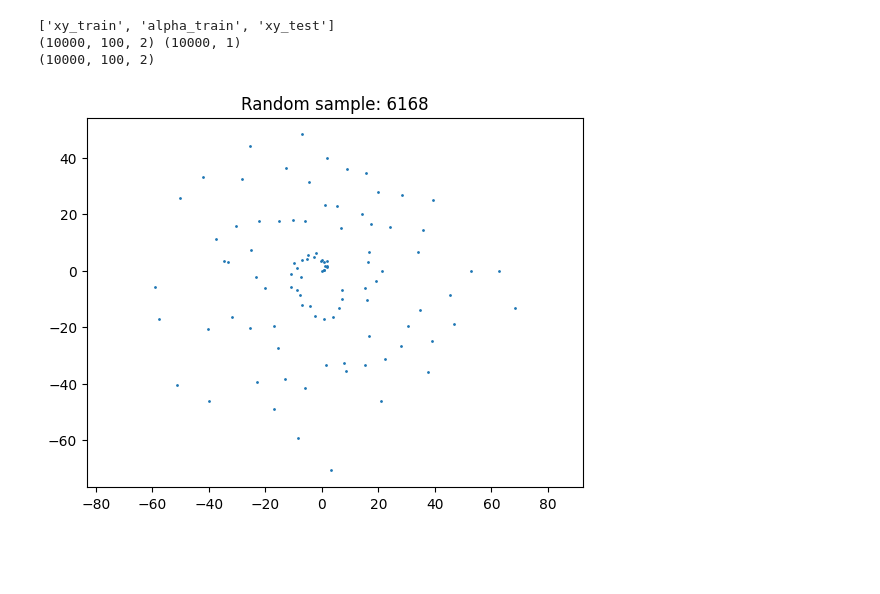
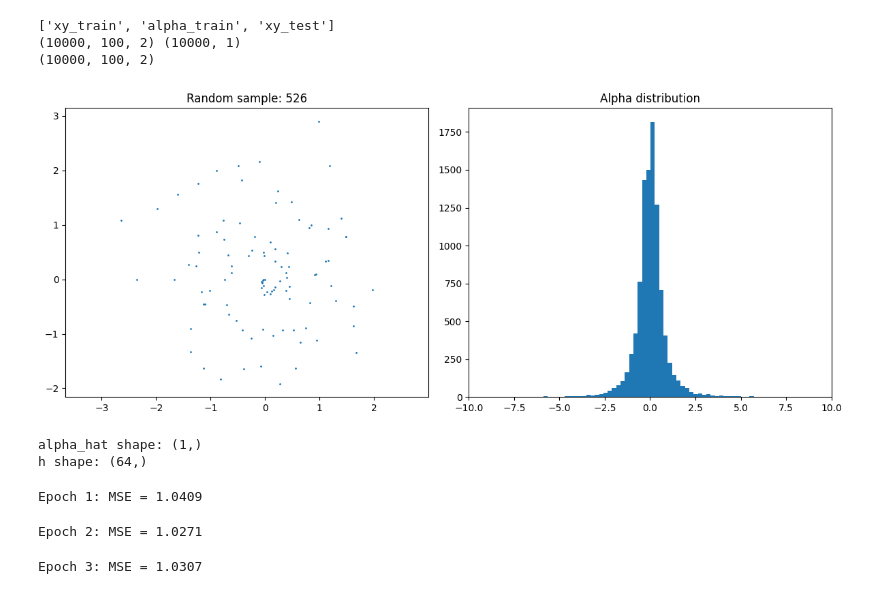
Before and after one commit to LoSpiri/jax-neural-odes, a Jupyter notebook: assignment_4/main.ipynb, the cells around one changed output. Drawn from its saved outputs; the diff is of its cells as text; code cells hidden in the pictures; blank space fills up the shorter version.

```diff
--- a/assignment_4/main.ipynb
+++ b/assignment_4/main.ipynb
@@ -10,25 +12,43 @@ import random
 # %%
 covid_data = jnp.load("spirals.npz")
 
 print(covid_data.files)
 
 xy_train = covid_data["xy_train"] # (10000, 100, 2)
 xy_test = covid_data["xy_test"] # (10000, 100, 2)
 alpha_train = covid_data["alpha_train"] # (10000, 1)
 
+alpha_mean = jnp.mean(alpha_train)
+alpha_std = jnp.std(alpha_train)
+alpha_normalized = (alpha_train - alpha_mean) / alpha_std
+
+xy_mean = jnp.mean(xy_train, axis=(0, 1), keepdims=True)
+xy_std = jnp.std(xy_train, axis=(0, 1), keepdims=True)
+xy_normalized = (xy_train - xy_mean) / xy_std
+
 print(xy_train.shape, alpha_train.shape)
 print(xy_test.shape)
 
-# plot
-rand_idx = random.randint(0, xy_train.shape[0])
-x_train = xy_train[rand_idx, :, 0]
-y_train = xy_train[rand_idx, :, 1]
-plt.scatter(x_train.flatten(), y_train.flatten(), s=1)
-plt.title(f"Random sample: {rand_idx}")
-plt.axis("equal")
+rand_idx = random.randint(0, xy_train.shape[0] - 1)
+x_train = xy_normalized[rand_idx, :, 0]
+y_train = xy_normalized[rand_idx, :, 1]
+
+fig, axes = plt.subplots(1, 2, figsize=(12, 5))
+
+# scatter of a random training sample
+axes[0].scatter(x_train.flatten(), y_train.flatten(), s=1)
+axes[0].set_title(f"Random sample: {rand_idx}")
+axes[0].axis("equal")
+
+# alpha distribution
+axes[1].hist(alpha_normalized.flatten(), bins=100)
+axes[1].set_xlim(-10, 10)
+axes[1].set_title("Alpha distribution")
+
+plt.tight_layout()
 plt.show()
 # %% [output]
 ['xy_train', 'alpha_train', 'xy_test']
 (10000, 100, 2) (10000, 1)
 (10000, 100, 2)
-[figure, old version]
+[figure, new version]
@@ -34,0 +179,39 @@ plt.show()
+# %%
+x_seq = xy_normalized[0]                  # (T, 2)
+alpha_hat, h = model(ts, x_seq)
+print("alpha_hat shape:", alpha_hat.shape)
+print("h shape:", h.shape)
+# %% [output]
+alpha_hat shape: (1,)
+h shape: (64,)
+# %%
+# Move training data to NumPy for the dataloader
+xy_train_np = np.array(xy_normalized)
+alpha_train_np = np.array(alpha_normalized)
+
+batch_size = 64
+epochs = 3
+
+loader = dataloader((xy_train_np, alpha_train_np), batch_size)
+
+num_steps_per_epoch = xy_train_np.shape[0] // batch_size
+
+loss_history = []
+
+for epoch in range(epochs):
+    epoch_loss = 0.0
+    for _ in tqdm(range(num_steps_per_epoch), desc=f"Epoch {epoch+1}/{epochs}"):
+        batch_xy_np, batch_alpha_np = next(loader)
+        batch_xy = jnp.array(batch_xy_np)         # (B, T, 2)
+        batch_alpha = jnp.array(batch_alpha_np)   # (B, 1)
+
+        model, opt_state, loss = make_step(model, opt_state, batch_xy, batch_alpha)
+        epoch_loss += float(loss)
+
+    epoch_loss /= num_steps_per_epoch
+    loss_history.append(epoch_loss)
+    print(f"Epoch {epoch+1}: MSE = {epoch_loss:.4f}")
+# %% [output]
+Epoch 1: MSE = 1.0409
+Epoch 2: MSE = 1.0271
+Epoch 3: MSE = 1.0307
```
Also changed, not shown: parts of 9 cells of this notebook.
